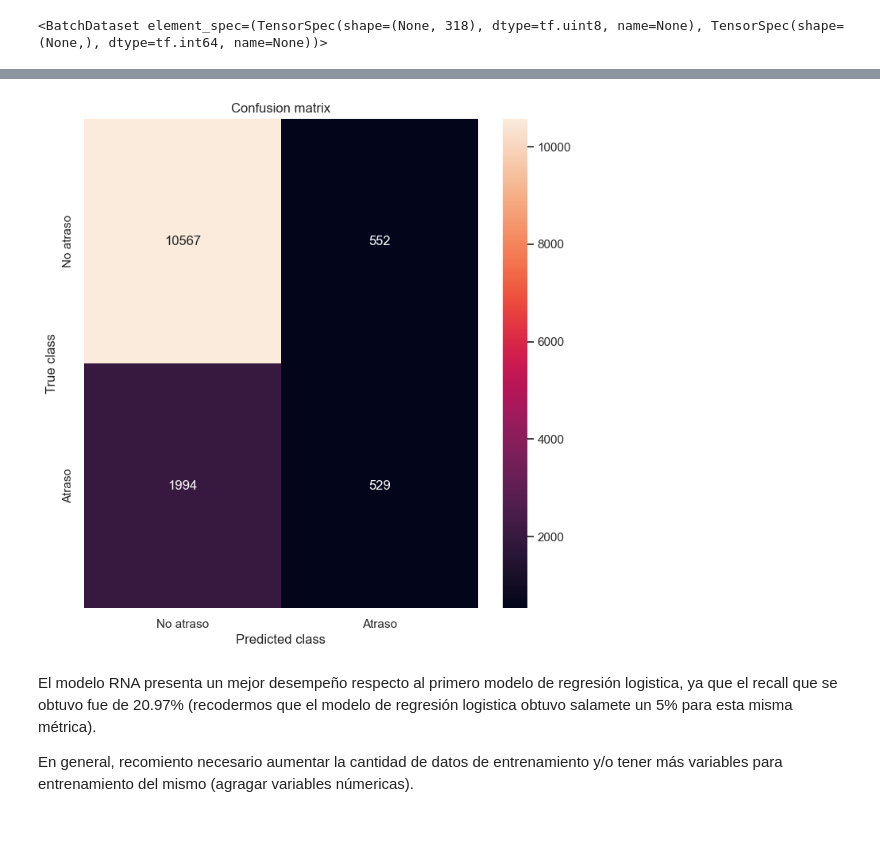
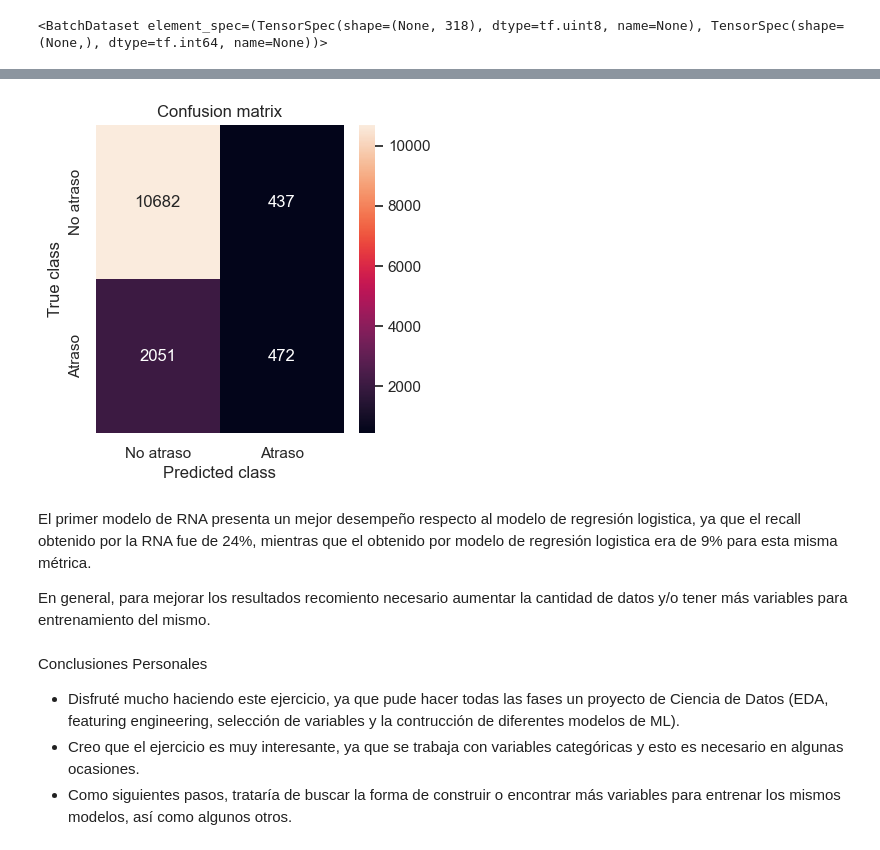
Before and after one commit to djcrotte/Challenge-Data-Scientist-Airline-Dataframe, a Jupyter notebook: solution.ipynb, the cells around one changed output, grey strips where cells are left out. Cells and saved outputs as stored; diff of their text form; code cells hidden in the pictures.

```diff
--- a/solution.ipynb
+++ b/solution.ipynb
@@ -2400,6 +2522,4 @@ test_ds
 # %%
-from tensorflow.keras.callbacks import ReduceLROnPlateau
-
 kernel_initializer = tf.keras.initializers.LecunNormal(seed=456)
 
 #reduce_lr = ReduceLROnPlateau(monitor='val_recall', factor=0.5,
@@ -2407,20 +2527,20 @@ kernel_initializer = tf.keras.initializers.LecunNormal(seed=456)
 
 optimizer=tf.keras.optimizers.Adam(learning_rate=0.001)
 
-model_rna = Sequential()
-model_rna.add(Dense(units = 64, input_dim = X_train.shape[1], activation = "elu",kernel_initializer = kernel_initializer, ))
-model_rna.add(Dense(units = 32, activation = "elu",kernel_initializer = kernel_initializer, ))
-model_rna.add(Dense(units = 16, activation = "elu",kernel_initializer = kernel_initializer))
-#model_rna.add(Dropout(0.2))
-model_rna.add(Dense(units = 8, activation = "elu",kernel_initializer = kernel_initializer))
-model_rna.add(Dropout(0.2))
-model_rna.add(Dense(units = 1, activation = "sigmoid",kernel_initializer = kernel_initializer))
-#model_rna.compile(optimizer = "adam", loss = "binary_crossentropy", metrics = ["accuracy"])
-model_rna.compile(optimizer = optimizer, loss = "binary_crossentropy", metrics = ["Recall"])
+model_rna_v3 = Sequential()
+model_rna_v3.add(Dense(units = 64, input_dim = X_train.shape[1], activation = "elu",kernel_initializer = kernel_initializer, ))
+model_rna_v3.add(Dense(units = 32, activation = "elu",kernel_initializer = kernel_initializer, ))
+model_rna_v3.add(Dense(units = 16, activation = "elu",kernel_initializer = kernel_initializer))
+#model_rna_v3.add(Dropout(0.2))
+model_rna_v3.add(Dense(units = 8, activation = "elu",kernel_initializer = kernel_initializer))
+model_rna_v3.add(Dropout(0.2))
+model_rna_v3.add(Dense(units = 1, activation = "sigmoid",kernel_initializer = kernel_initializer))
+#model_rna_v3.compile(optimizer = "adam", loss = "binary_crossentropy", metrics = ["accuracy"])
+model_rna_v3.compile(optimizer = optimizer, loss = "binary_crossentropy", metrics = ["Recall"])
 
-#model_rna.fit(X_train, y_train,  batch_size = 32, epochs = 5, verbose=1,)
+#model_rna_v3.fit(X_train, y_train,  batch_size = 32, epochs = 5, verbose=1,)
 
-history = model_rna.fit(X_train, y_train,  batch_size = 64, epochs = 50, verbose=1,
+history = model_rna_v3.fit(X_train, y_train,  batch_size = 64, epochs = 40, verbose=1,
                     #validation_split=0.1)
                     validation_data=test_ds)#,callbacks=[reduce_lr])
 
@@ -2433,6 +2553,6 @@ ax[1].plot(history.history['recall'], color='b', label="Training recall")
 ax[1].plot(history.history['val_recall'], color='r',label="Validation recall")
 legend = ax[1].legend(loc='best', shadow=True)
 
-test_loss, test_recall = model_rna.evaluate(X_test, y_test)
+test_loss, test_recall = model_rna_v3.evaluate(X_test, y_test)
 print("Test recall: {}".format(test_recall))
 # %% [output]
@@ -2465,11 +2585,7 @@ import matplotlib.pyplot as plt
 import seaborn as sns; sns.set_theme()
 from sklearn.metrics import confusion_matrix
 
-Y_pred  = model_rna.predict(X_test)
-
-#labels_rna = [1 if prediction >= 0.5 else 0
-#0.2993164686641932
-#0.364
+Y_pred  = model_rna_v3.predict(X_test)
 
 labels_rna = [1 if prediction >= 0.5 else 0
                       for prediction in Y_pred]
@@ -2477,16 +2593,5 @@ labels_rna
 
 Label = ['No atraso','Atraso']
 
-def plot_confusion_matrix(y_true, y_pred):
-    conf_matrix = confusion_matrix(y_true, y_pred)
-
-    plt.figure(figsize=(8, 8))
-    sns.heatmap(conf_matrix, xticklabels=Label, yticklabels=Label, annot=True, fmt="d")
-    plt.title("Confusion matrix")
-    plt.ylabel('True class')
-    plt.xlabel('Predicted class')
-    plt.savefig("confusion_matrix.png", bbox_inches='tight')
-    plt.show()
-
 plot_confusion_matrix(y_test,labels_rna)
 # %% [output]
@@ -2494,5 +2599,11 @@ plot_confusion_matrix(y_test,labels_rna)
-[figure, old version]
+[figure, new version]
 # %% [markdown]
-El modelo RNA presenta un mejor desempeño respecto al primero modelo de regresión logistica, ya que el recall que se obtuvo fue de 20.97% (recodermos que el modelo de regresión logistica obtuvo salamete un 5% para esta misma métrica).
+El primer modelo de RNA presenta un mejor desempeño respecto al modelo de regresión logistica, ya que el recall obtenido por la RNA fue de 24%, mientras que el obtenido por modelo de regresión logistica era de 9% para esta misma métrica.
 
-En general, recomiento necesario aumentar la cantidad de datos de entrenamiento y/o tener más variables para entrenamiento del mismo (agragar variables númericas).
+En general, para mejorar los resultados recomiento necesario aumentar la cantidad de datos y/o tener más variables para entrenamiento del mismo.
+# %% [markdown]
+Conclusiones Personales
+
+* Disfruté mucho haciendo este ejercicio, ya que pude hacer todas las fases un proyecto de Ciencia de Datos (EDA, featuring engineering, selección de variables y la contrucción de diferentes modelos de ML).
+* Creo que el ejercicio es muy interesante, ya que se trabaja con variables categóricas y esto es necesario en algunas ocasiones.
+* Como siguientes pasos, trataría de buscar la forma de construir o encontrar más variables para entrenar los mismos modelos, así como algunos otros.
```
Also changed, not shown: parts of 127 cells of this notebook, 7 other files.
